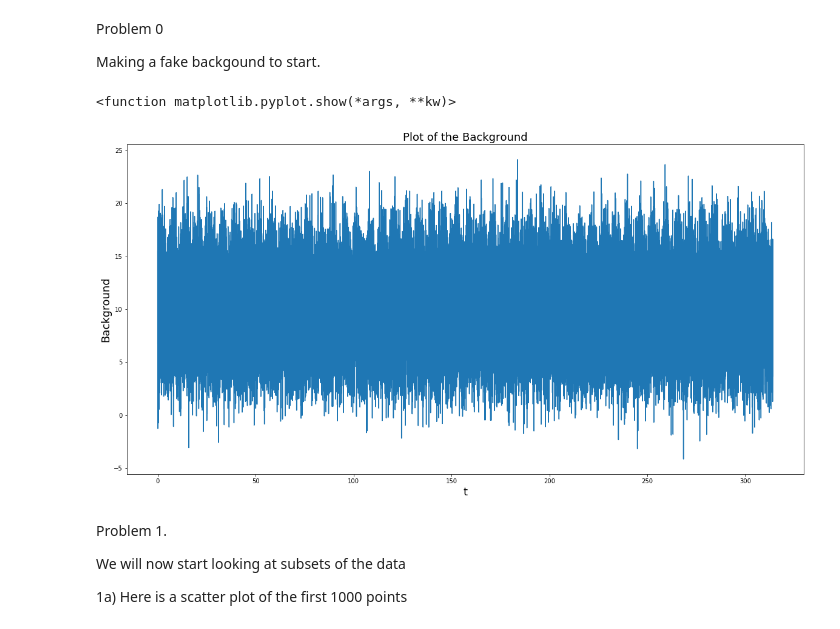
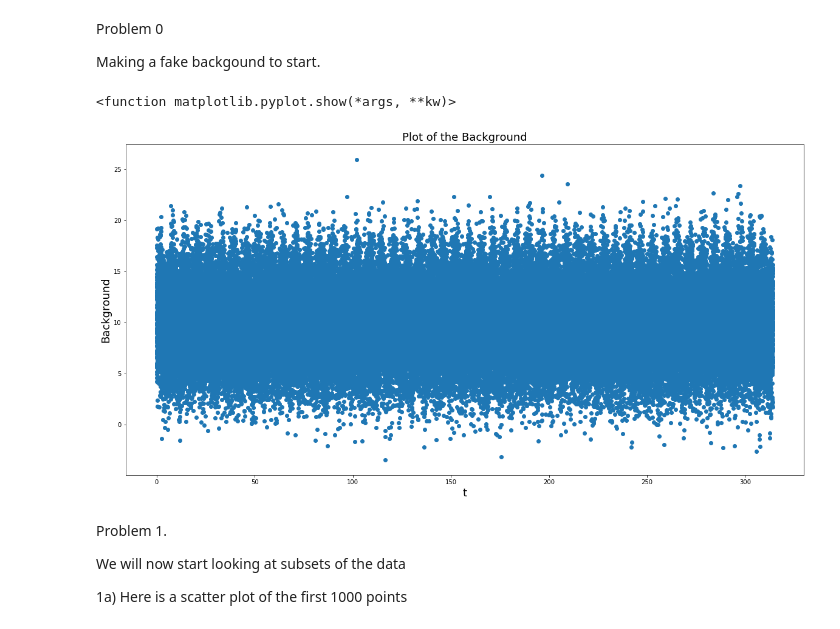
Before and after one commit to GammasBox/phys434Lab, a Jupyter notebook: HW4.ipynb, the cells around one changed output. Saved outputs shown, nothing was run; the diff lists cells and outputs as text; code cells hidden in the pictures.

```diff
--- a/HW4.ipynb
+++ b/HW4.ipynb
@@ -18,15 +18,15 @@ plt.rcParams["figure.figsize"] = (10,5)
 # %%
 t = np.linspace(0,np.pi*100,np.int(1e5))
 N = 10 + np.sin(t)
 bkgd = stats.norm.rvs(size=np.int(1e5))*np.sqrt(N)+N
-plt.plot(t,bkgd)
+plt.plot(t,bkgd,'o')
 plt.xlabel('t',fontsize=18)
 plt.ylabel('Background',fontsize=18)
 plt.title('Plot of the Background',fontsize=18)
 plt.show
 # %% [output]
 <function matplotlib.pyplot.show(*args, **kw)>
-[figure, old version]
+[figure, new version]
 # %% [markdown]
 Problem 1.
 
```
Also changed, not shown: parts of 7 cells of this notebook, 1 other file.
